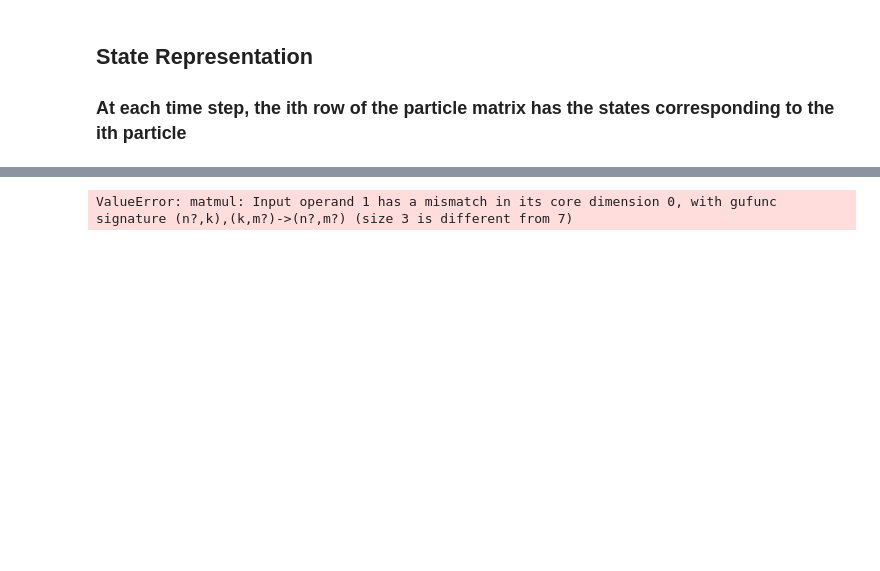
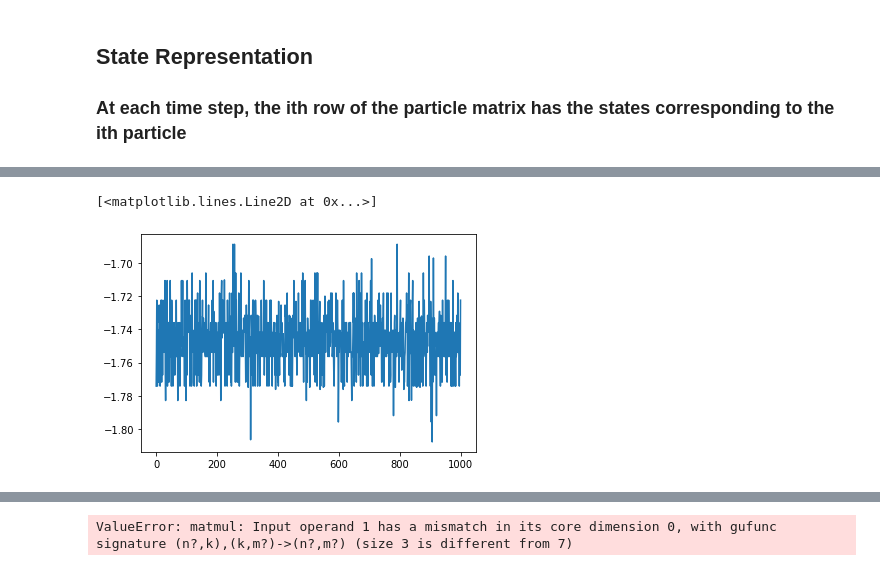
Before and after one commit to clylau/E205_HW4, a Jupyter notebook: hw4.ipynb, the cells around one changed output, grey strips where cells are left out. Drawn from its saved outputs; the diff is of its cells as text; code cells hidden in the pictures; blank space fills up the shorter version.

```diff
--- a/hw4.ipynb
+++ b/hw4.ipynb
@@ -525,2 +566,8 @@ interactive(children=(IntSlider(value=0, description='Time Step', max=171), Outp
+# %%
+%matplotlib inline
+plt.plot(P_t[:, 1, -1])
+# %% [output]
+[<matplotlib.lines.Line2D at 0x...>]
+[figure, added]
 # %%
 ### Plot yaw w/ slider
```
Also changed, not shown: parts of 23 cells of this notebook.
